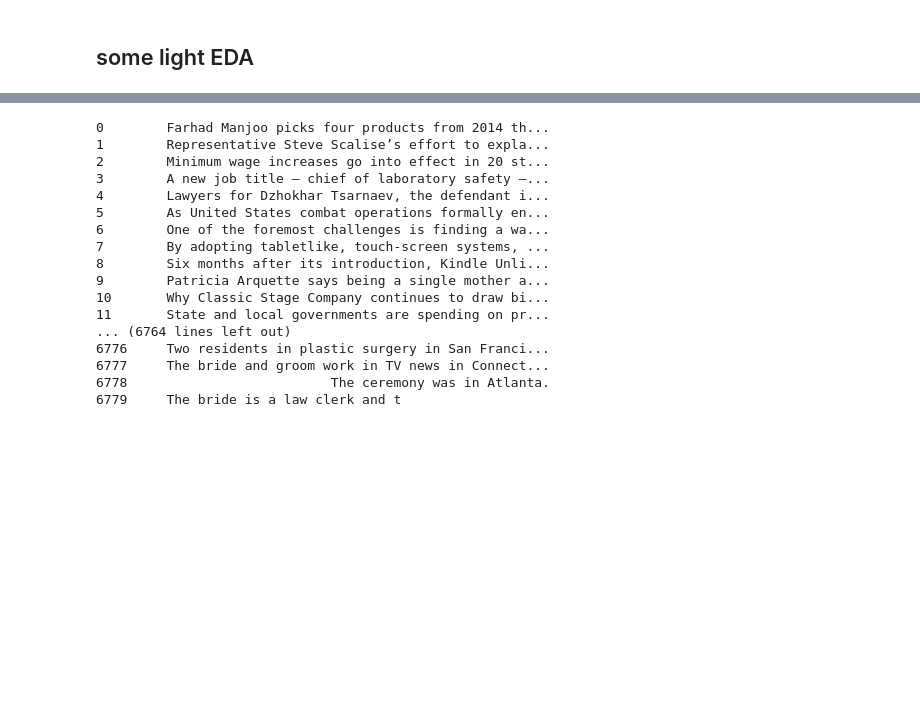
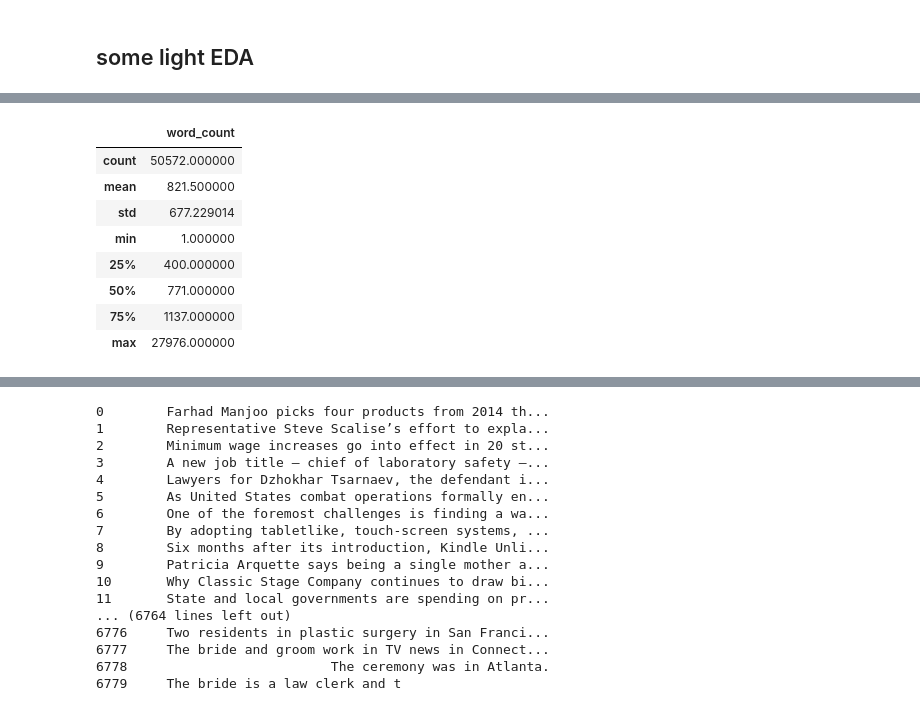
Before and after one commit to iCode13/News-Sentiment-Analysis-App, a Jupyter notebook: data/bigrams.ipynb, the cells around one changed output, grey strips where cells are left out. Drawn from its saved outputs; the diff is of its cells as text; code cells hidden in the pictures; blank space fills up the shorter version.

```diff
--- a/data/bigrams.ipynb
+++ b/data/bigrams.ipynb
@@ -42,3 +44,15 @@ df.head(10)
 | 7 | By adopting tabletlike, touch-scr... | article | Carmakers Take a Hint From Tablets | [{'name': 'subject', 'value': 'Au... | Reaching an apogee of confusion, ... | Business | 2015-01-01 | Automobiles | ... |
 | 8 | Six months after its introduction... | article | Writers Are Mixed Over Amazon Unl... | [{'name': 'subject', 'value': 'Am... | Amazon is disruptive, which means... | Business | 2015-01-01 | Technology | ... |
 | 9 | Patricia Arquette says being a si... | article | Unashamedly Maturing Into Her Role | [{'name': 'subject', 'value': 'Mo... | LOS ANGELES — When Patricia Arque... | Arts&Leisure | 2015-01-01 | Movies | ... |
+# %%
+df.describe()
+# %% [output]
+|  | word_count |
+| count | 50572.000000 |
+| mean | 821.500000 |
+| std | 677.229014 |
+| min | 1.000000 |
+| 25% | 400.000000 |
+| 50% | 771.000000 |
+| 75% | 1137.000000 |
+| max | 27976.000000 |
```
Also changed, not shown: parts of 7 cells of this notebook.
